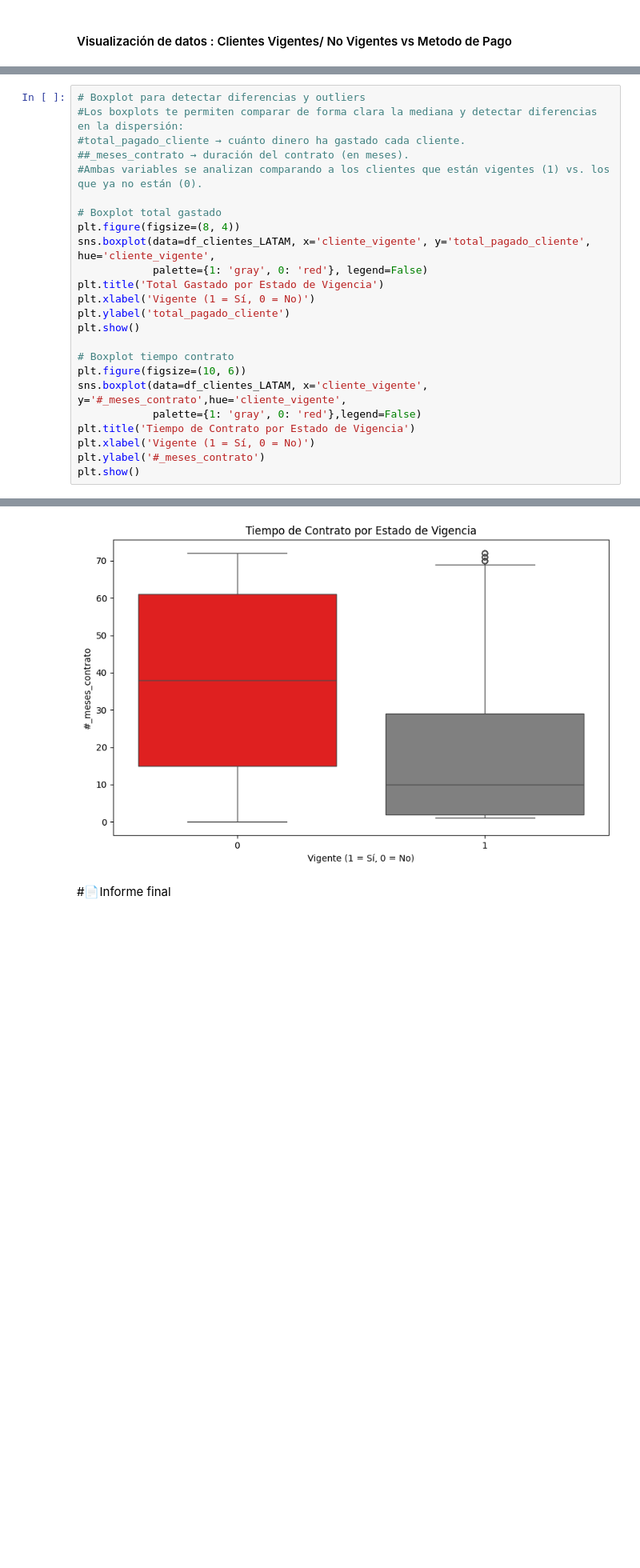
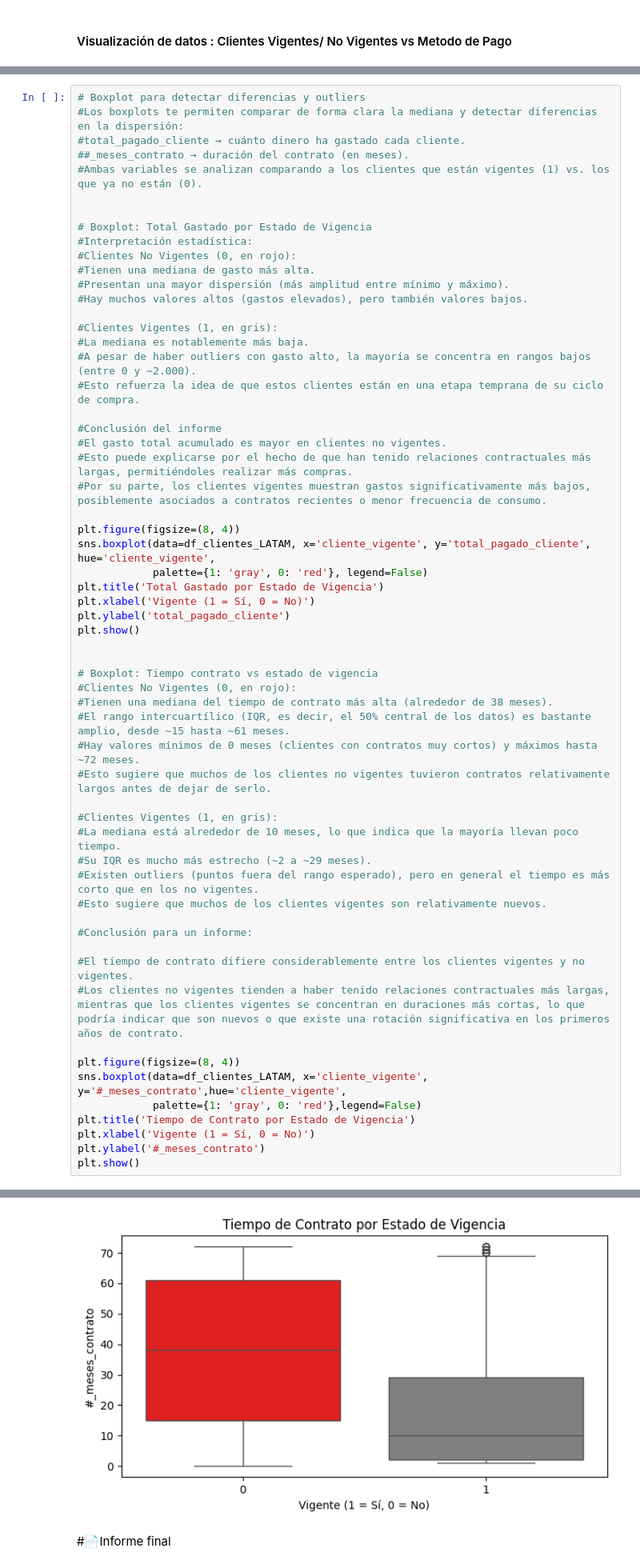
Before and after one commit to Starleen1996/Challenger_Telecom_Latam, a Jupyter notebook: TelecomX_LATAM.ipynb, the cells around one changed output, grey strips where cells are left out. Shown: that part at 80% size. Saved outputs shown, nothing was run; the diff lists cells and outputs as text; blank space fills up the shorter version.

```diff
--- a/TelecomX_LATAM.ipynb
+++ b/TelecomX_LATAM.ipynb
@@ -723,29 +723,64 @@ df_clientes_LATAM.groupby('cliente_vigente')[['total_pagado_cliente', '#_meses_c
 # %%
 # Boxplot para detectar diferencias y outliers
 #Los boxplots te permiten comparar de forma clara la mediana y detectar diferencias en la dispersión:
 #total_pagado_cliente → cuánto dinero ha gastado cada cliente.
 ##_meses_contrato → duración del contrato (en meses).
 #Ambas variables se analizan comparando a los clientes que están vigentes (1) vs. los que ya no están (0).
 
-# Boxplot total gastado
+
+# Boxplot: Total Gastado por Estado de Vigencia
+#Interpretación estadística:
+#Clientes No Vigentes (0, en rojo):
+#Tienen una mediana de gasto más alta.
+#Presentan una mayor dispersión (más amplitud entre mínimo y máximo).
+#Hay muchos valores altos (gastos elevados), pero también valores bajos.
+
+#Clientes Vigentes (1, en gris):
+#La mediana es notablemente más baja.
+#A pesar de haber outliers con gasto alto, la mayoría se concentra en rangos bajos (entre 0 y ~2.000).
+#Esto refuerza la idea de que estos clientes están en una etapa temprana de su ciclo de compra.
+
+#Conclusión del informe
+#El gasto total acumulado es mayor en clientes no vigentes.
+#Esto puede explicarse por el hecho de que han tenido relaciones contractuales más largas, permitiéndoles realizar más compras.
+#Por su parte, los clientes vigentes muestran gastos significativamente más bajos, posiblemente asociados a contratos recientes o menor frecuencia de consumo.
+
 plt.figure(figsize=(8, 4))
 sns.boxplot(data=df_clientes_LATAM, x='cliente_vigente', y='total_pagado_cliente', hue='cliente_vigente',
             palette={1: 'gray', 0: 'red'}, legend=False)
 plt.title('Total Gastado por Estado de Vigencia')
 plt.xlabel('Vigente (1 = Sí, 0 = No)')
 plt.ylabel('total_pagado_cliente')
 plt.show()
 
-# Boxplot tiempo contrato
-plt.figure(figsize=(10, 6))
+
+# Boxplot: Tiempo contrato vs estado de vigencia
+#Clientes No Vigentes (0, en rojo):
+#Tienen una mediana del tiempo de contrato más alta (alrededor de 38 meses).
+#El rango intercuartílico (IQR, es decir, el 50% central de los datos) es bastante amplio, desde ~15 hasta ~61 meses.
+#Hay valores mínimos de 0 meses (clientes con contratos muy cortos) y máximos hasta ~72 meses.
+#Esto sugiere que muchos de los clientes no vigentes tuvieron contratos relativamente largos antes de dejar de serlo.
+
+#Clientes Vigentes (1, en gris):
+#La mediana está alrededor de 10 meses, lo que indica que la mayoría llevan poco tiempo.
+#Su IQR es mucho más estrecho (~2 a ~29 meses).
+#Existen outliers (puntos fuera del rango esperado), pero en general el tiempo es más corto que en los no vigentes.
+#Esto sugiere que muchos de los clientes vigentes son relativamente nuevos.
+
+#Conclusión para un informe:
+
+#El tiempo de contrato difiere considerablemente entre los clientes vigentes y no vigentes.
+#Los clientes no vigentes tienden a haber tenido relaciones contractuales más largas, mientras que los clientes vigentes se concentran en duraciones más cortas, lo que podría indicar que son nuevos o que existe una rotación significativa en los primeros años de contrato.
+
+plt.figure(figsize=(8, 4))
 sns.boxplot(data=df_clientes_LATAM, x='cliente_vigente', y='#_meses_contrato',hue='cliente_vigente',
             palette={1: 'gray', 0: 'red'},legend=False)
 plt.title('Tiempo de Contrato por Estado de Vigencia')
 plt.xlabel('Vigente (1 = Sí, 0 = No)')
 plt.ylabel('#_meses_contrato')
 plt.show()
 # %% [output]
 [figure]
-[figure, old version]
+[figure, new version]
 # %% [markdown]
 #📄Informe final
```
Also changed, not shown: parts of 3 cells of this notebook.
